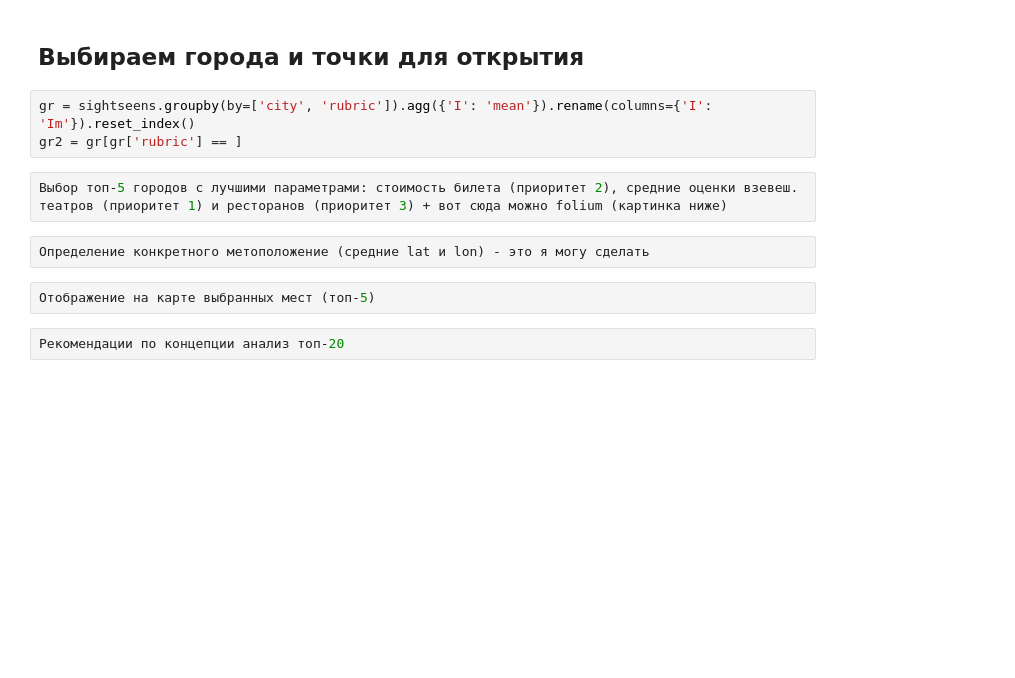
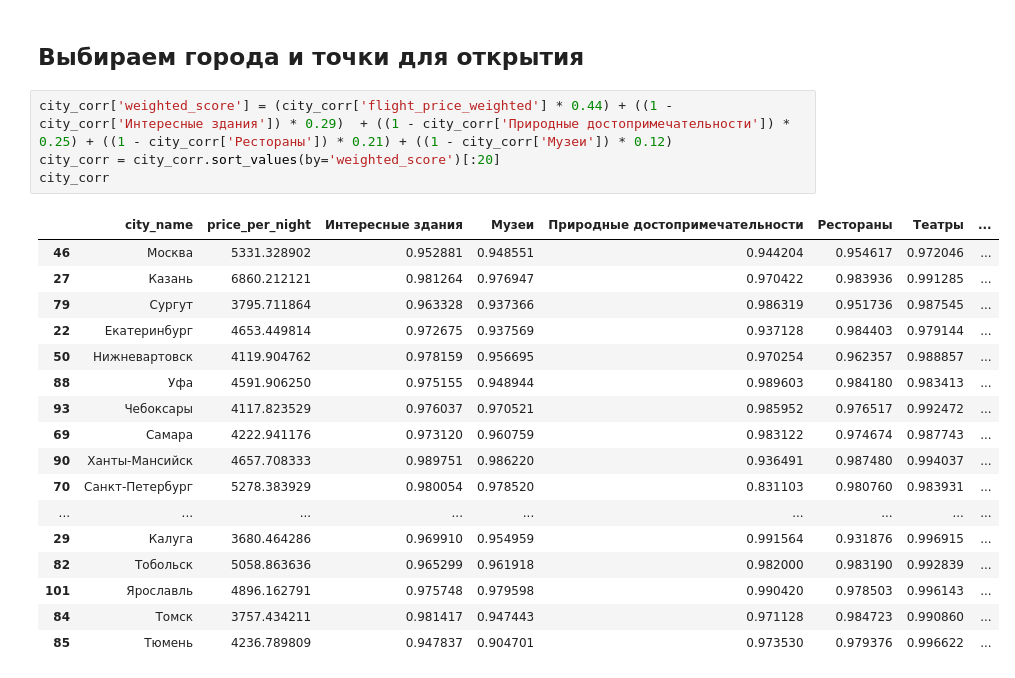
Before and after one commit to mnedo/SMADIMO_GP2, a Jupyter notebook: DataAgg.ipynb, the cells around one changed output. Saved outputs shown, nothing was run; the diff lists cells and outputs as text; blank space fills up the shorter version.

```diff
--- a/DataAgg.ipynb
+++ b/DataAgg.ipynb
@@ -250,14 +250,25 @@ fig.show()
 На уровне городов шум убран. Самое важное: Дешевые билеты (0.44), Интересные здания (-0.29), Природа (-0.25), Рестораны (-0.21), Музеи (-0.12). Театры не оказывают влияния
 # %% [markdown]
 ## Выбираем города и точки для открытия ##
-# %%
-gr = sightseens.groupby(by=['city', 'rubric']).agg({'I': 'mean'}).rename(columns={'I': 'Im'}).reset_index()
-gr2 = gr[gr['rubric'] == ]
-# %%
-Выбор топ-5 городов с лучшими параметрами: стоимость билета (приоритет 2), средние оценки взевеш. театров (приоритет 1) и ресторанов (приоритет 3) + вот сюда можно folium (картинка ниже)
-# %%
-Определение конкретного метоположение (средние lat и lon) - это я могу сделать
-# %%
-Отображение на карте выбранных мест (топ-5)
-# %%
-Рекомендации по концепции анализ топ-20
+# %%
+city_corr['weighted_score'] = (city_corr['flight_price_weighted'] * 0.44) + ((1 - city_corr['Интересные здания']) * 0.29)  + ((1 - city_corr['Природные достопримечательности']) * 0.25) + ((1 - city_corr['Рестораны']) * 0.21) + ((1 - city_corr['Музеи']) * 0.12)
+city_corr = city_corr.sort_values(by='weighted_score')[:20]
+city_corr
+# %% [output]
+|  | city_name | price_per_night | Интересные здания | Музеи | Природные достопримечательности | Рестораны | Театры | ... |
+| 46 | Москва | 5331.328902 | 0.952881 | 0.948551 | 0.944204 | 0.954617 | 0.972046 | ... |
+| 27 | Казань | 6860.212121 | 0.981264 | 0.976947 | 0.970422 | 0.983936 | 0.991285 | ... |
+| 79 | Сургут | 3795.711864 | 0.963328 | 0.937366 | 0.986319 | 0.951736 | 0.987545 | ... |
+| 22 | Екатеринбург | 4653.449814 | 0.972675 | 0.937569 | 0.937128 | 0.984403 | 0.979144 | ... |
+| 50 | Нижневартовск | 4119.904762 | 0.978159 | 0.956695 | 0.970254 | 0.962357 | 0.988857 | ... |
+| 88 | Уфа | 4591.906250 | 0.975155 | 0.948944 | 0.989603 | 0.984180 | 0.983413 | ... |
+| 93 | Чебоксары | 4117.823529 | 0.976037 | 0.970521 | 0.985952 | 0.976517 | 0.992472 | ... |
+| 69 | Самара | 4222.941176 | 0.973120 | 0.960759 | 0.983122 | 0.974674 | 0.987743 | ... |
+| 90 | Ханты-Мансийск | 4657.708333 | 0.989751 | 0.986220 | 0.936491 | 0.987480 | 0.994037 | ... |
+| 70 | Санкт-Петербург | 5278.383929 | 0.980054 | 0.978520 | 0.831103 | 0.980760 | 0.983931 | ... |
+| ... | ... | ... | ... | ... | ... | ... | ... | ... |
+| 29 | Калуга | 3680.464286 | 0.969910 | 0.954959 | 0.991564 | 0.931876 | 0.996915 | ... |
+| 82 | Тобольск | 5058.863636 | 0.965299 | 0.961918 | 0.982000 | 0.983190 | 0.992839 | ... |
+| 101 | Ярославль | 4896.162791 | 0.975748 | 0.979598 | 0.990420 | 0.978503 | 0.996143 | ... |
+| 84 | Томск | 3757.434211 | 0.981417 | 0.947443 | 0.971128 | 0.984723 | 0.990860 | ... |
+| 85 | Тюмень | 4236.789809 | 0.947837 | 0.904701 | 0.973530 | 0.979376 | 0.996622 | ... |
```
Also changed, not shown: parts of 4 cells of this notebook.
